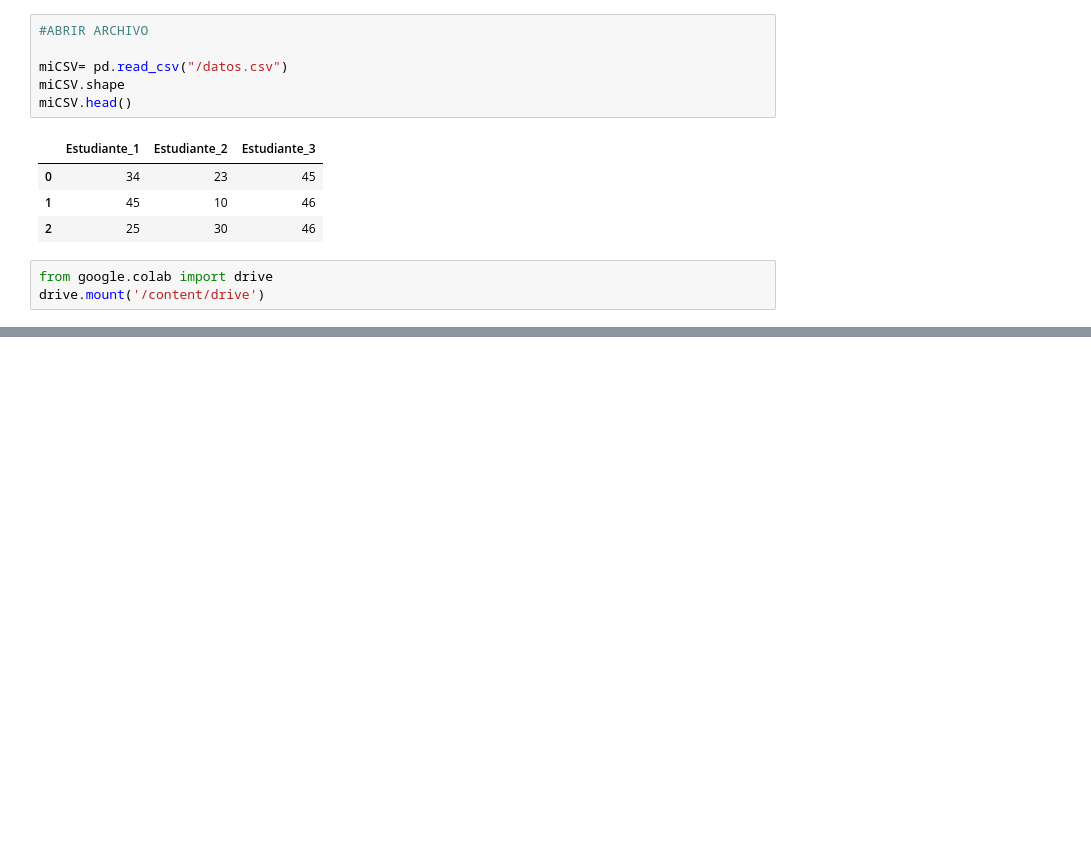
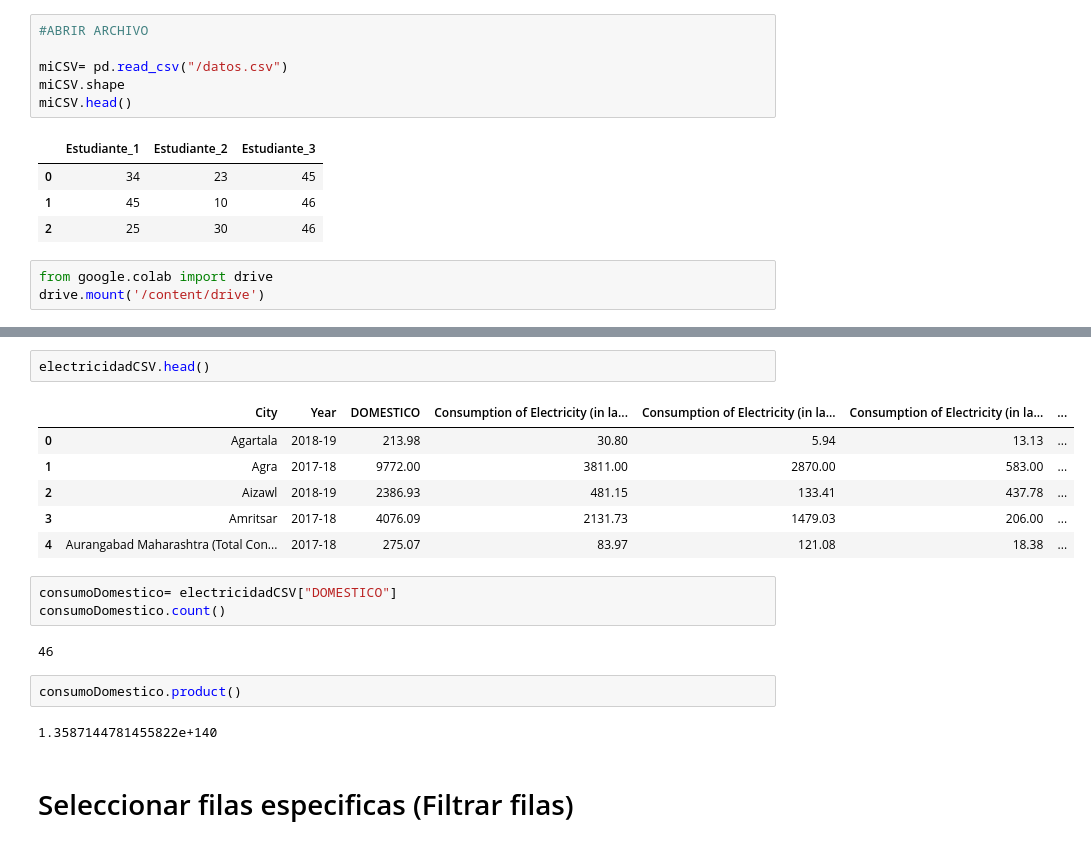
Before and after one commit to Juanitam06/pandas_1, a Jupyter notebook: pandas.ipynb, the cells around one changed output, grey strips where cells are left out. Cells and saved outputs as stored; diff of their text form; blank space fills up the shorter version.

```diff
--- a/pandas.ipynb
+++ b/pandas.ipynb
@@ -99,0 +127,20 @@ miTitanic.head()
+# %%
+electricidadCSV.head()
+# %% [output]
+|  | City | Year | DOMESTICO | Consumption of Electricity (in la... | Consumption of Electricity (in la... | Consumption of Electricity (in la... | ... |
+| 0 | Agartala | 2018-19 | 213.98 | 30.80 | 5.94 | 13.13 | ... |
+| 1 | Agra | 2017-18 | 9772.00 | 3811.00 | 2870.00 | 583.00 | ... |
+| 2 | Aizawl | 2018-19 | 2386.93 | 481.15 | 133.41 | 437.78 | ... |
+| 3 | Amritsar | 2017-18 | 4076.09 | 2131.73 | 1479.03 | 206.00 | ... |
+| 4 | Aurangabad Maharashtra (Total Con... | 2017-18 | 275.07 | 83.97 | 121.08 | 18.38 | ... |
+# %%
+consumoDomestico= electricidadCSV["DOMESTICO"]
+consumoDomestico.count()
+# %% [output]
+46
+# %%
+consumoDomestico.product()
+# %% [output]
+1.3587144781455822e+140
+# %% [markdown]
+# Seleccionar filas especificas (Filtrar filas)
```
Also changed, not shown: parts of 7 cells of this notebook.
